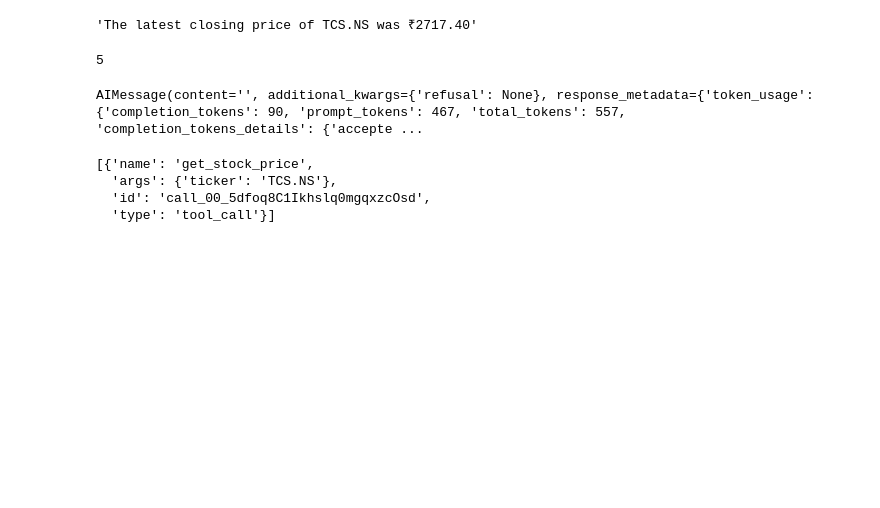
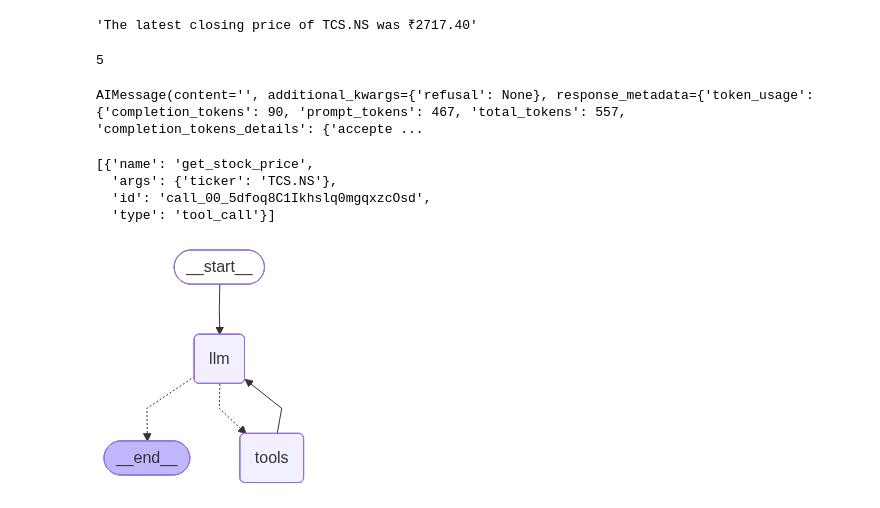
Before and after one commit to VaheC/AgenticAIYoutube, a Jupyter notebook: test.ipynb, the cells around one changed output. Cells and saved outputs as stored; diff of their text form; code cells hidden in the pictures; blank space fills up the shorter version.

Commit message:
workflow graph added

```diff
--- a/test.ipynb
+++ b/test.ipynb
@@ -245,3 +246,21 @@ result.tool_calls
   'args': {'ticker': 'TCS.NS'},
   'id': 'call_00_5dfoq8C1Ikhslq0mgqxzcOsd',
   'type': 'tool_call'}]
+# %%
+def function_1(state:MessagesState):
+    pass
+# %%
+function_2 = ToolNode(tools)
+# %%
+workflow = StateGraph(MessagesState)
+# %%
+workflow.add_node('llm', function_1)
+workflow.add_node('tools', function_2)
+workflow.add_edge(START, 'llm')
+workflow.add_conditional_edges('llm', tools_condition)
+workflow.add_edge('tools', 'llm')
+app = workflow.compile()
+# %%
+display(Image(app.get_graph(xray=True).draw_mermaid_png()))
+# %% [output]
+[figure, added]
```
Also changed, not shown: parts of 1 cell of this notebook.
